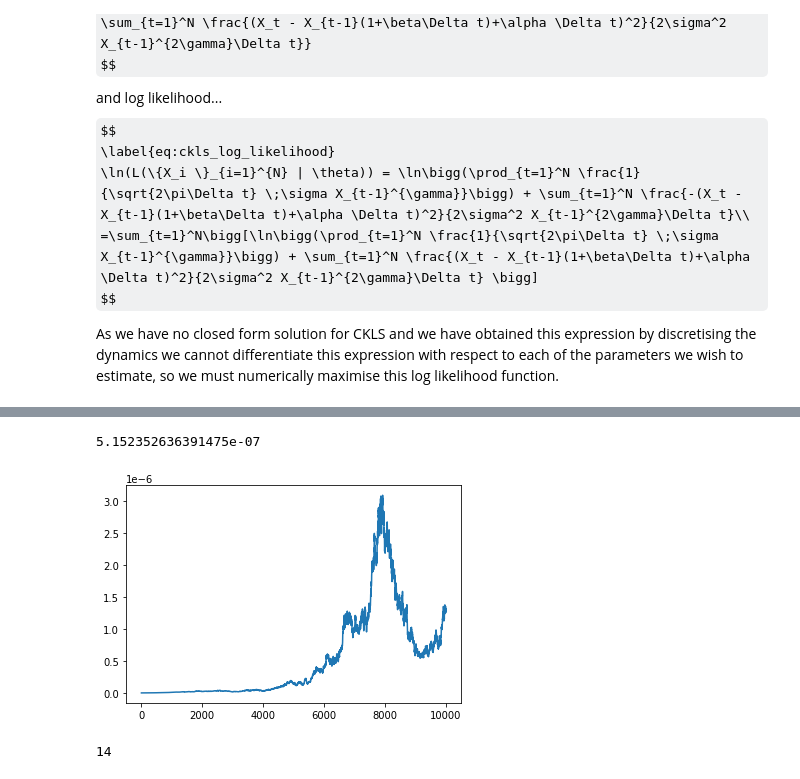
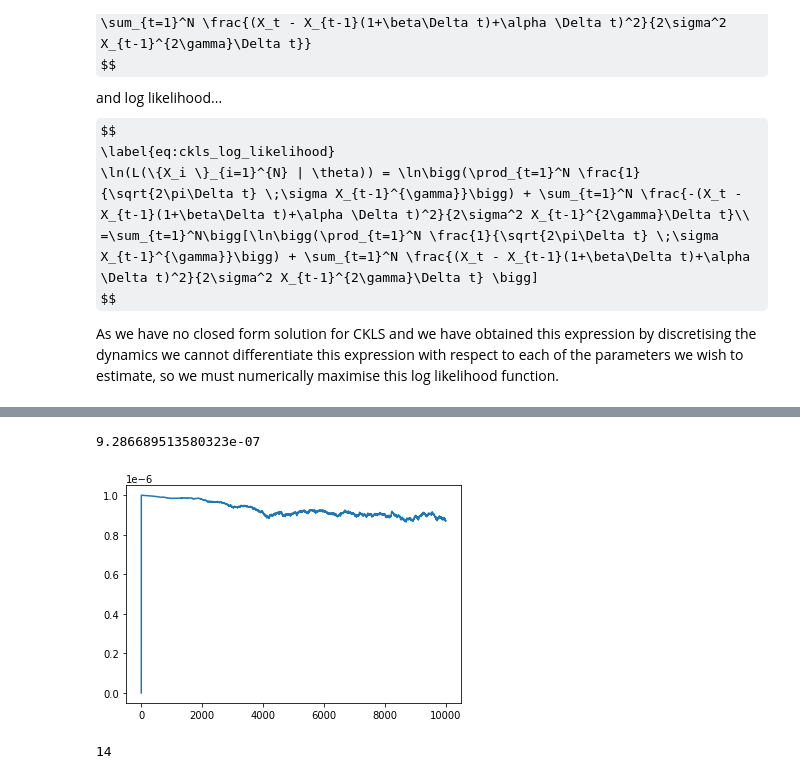
Before and after one commit to s2133934/StochVol, a Jupyter notebook: Notes.ipynb, the cells around one changed output, grey strips where cells are left out. Saved outputs shown, nothing was run; the diff lists cells and outputs as text; code cells hidden in the pictures; some formulas as TeX source.

```diff
--- a/Notes.ipynb
+++ b/Notes.ipynb
@@ -1271,9 +1273,9 @@ var =  5.754017900097605e-10 3.037310199834518e-06
-# %%
-plt.plot(Xvar)
-np.mean(Xvar)
-# %% [output]
-5.152352636391475e-07
-[figure, removed]
+# %%
+plt.plot(Xmean)
+np.mean(Xmean)
+# %% [output]
+9.286689513580323e-07
+[figure, added]
 # %%
 def ckls_mle(ckls_params, dt, X):
     '''
```
Also changed, not shown: parts of 30 cells of this notebook, 6 other files.
